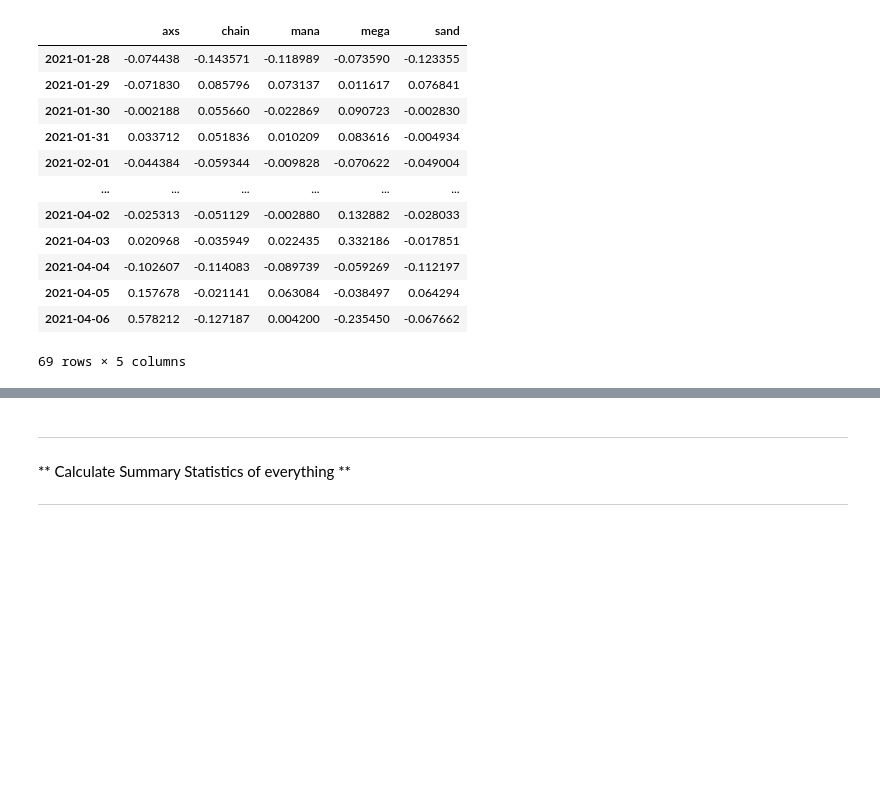
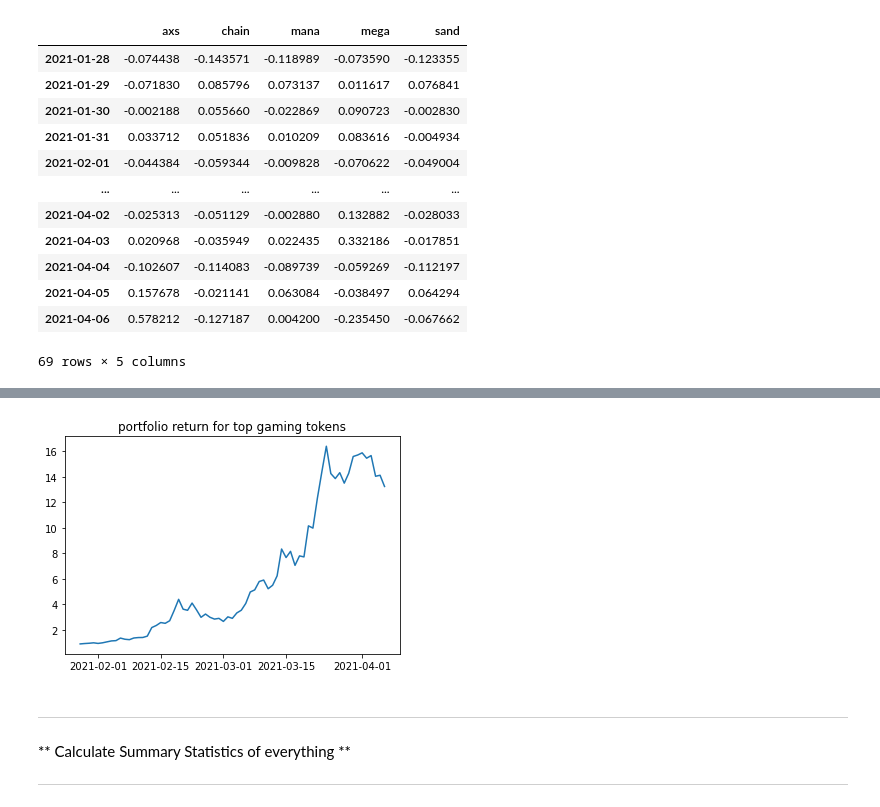
Before and after one commit to Hash3rown/nfty_tree.io, a Jupyter notebook: sandbox/kelso_gaming_NFT_portfolio_analysis.ipynb, the cells around one changed output, grey strips where cells are left out. Cells and saved outputs as stored; diff of their text form; code cells hidden in the pictures; blank space fills up the shorter version.

```diff
--- a/sandbox/kelso_gaming_NFT_portfolio_analysis.ipynb
+++ b/sandbox/kelso_gaming_NFT_portfolio_analysis.ipynb
@@ -198,0 +231,3 @@ gaming_asset_portfolio_daily_returns
+# %%
+average_gaming_portfolio_return = gaming_asset_portfolio_cumulative_returns.mean(axis=1)
+average_gaming_portfolio_return
@@ -199,3 +247,7 @@ gaming_asset_portfolio_daily_returns
+# %%
+average_gaming_portfolio_return.plot(title="portfolio return for top gaming tokens");
+# %% [output]
+[figure, added]
 # %% [markdown]
 ____________________________________________________________________________________________
 ** Calculate Summary Statistics of everything **
```
Also changed, not shown: parts of 11 cells of this notebook.
